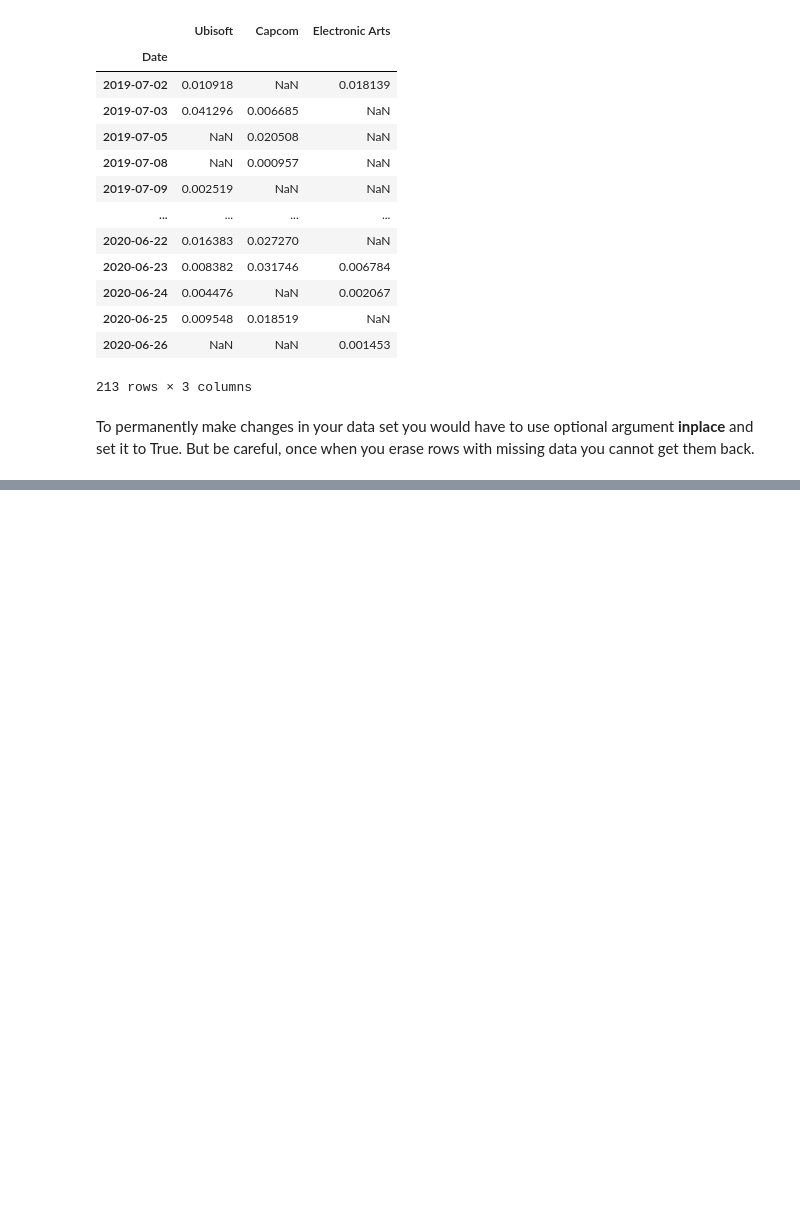
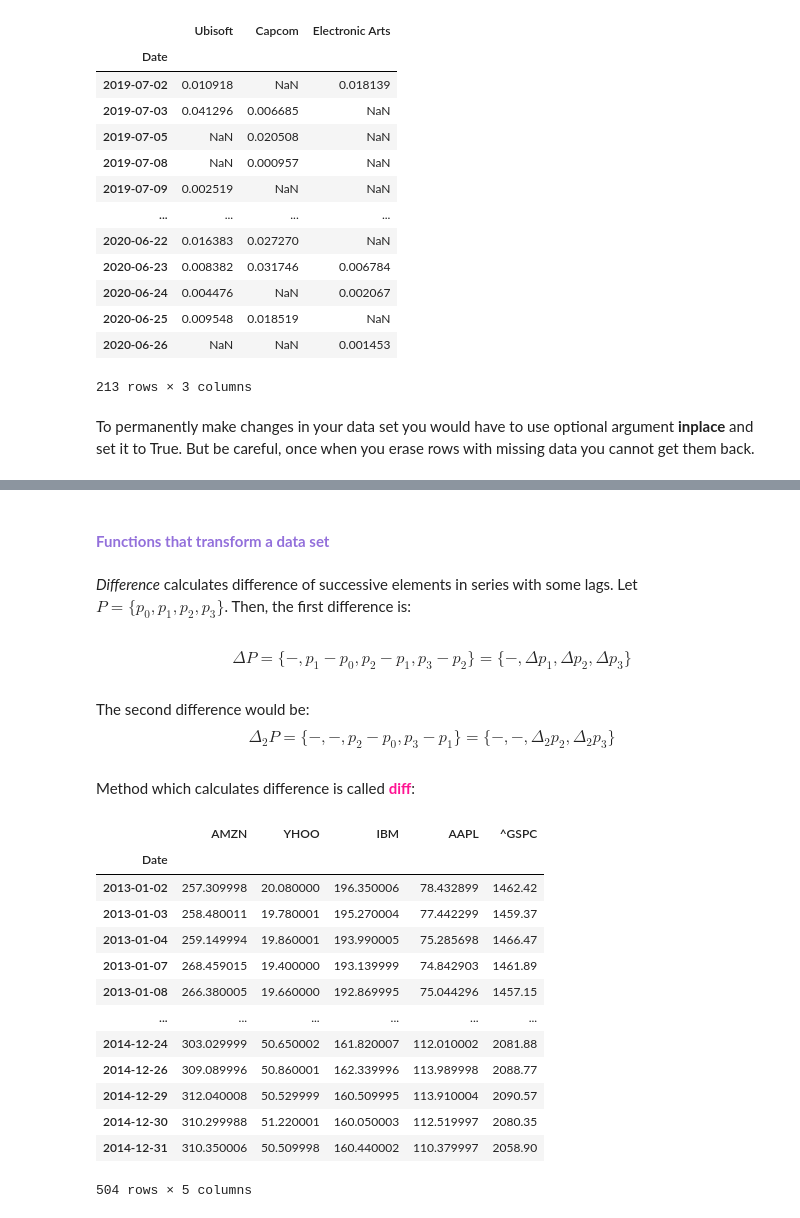
Before and after one commit to raketic-ognjen/Bootcamp_Lesson_8_Introduction-to-Pandas, a Jupyter notebook: bootcamp-lesson-8-introduction-to-pandas.ipynb, the cells around one changed output, grey strips where cells are left out. Cells and saved outputs as stored; diff of their text form; code cells hidden in the pictures; blank space fills up the shorter version.

```diff
--- a/bootcamp-lesson-8-introduction-to-pandas.ipynb
+++ b/bootcamp-lesson-8-introduction-to-pandas.ipynb
@@ -695,0 +858,28 @@ To permanently make changes in your data set you would have to use optional argu
+# %% [markdown]
+#### <font color='MediumPurple' style="font-size:16px"><b>Functions that transform a data set</b></font>
+# %% [markdown]
+*Difference* calculates difference of successive elements in series with some lags. Let $P=\{p_0,p_1,p_2,p_3\}$. Then, the first difference is:
+# %% [markdown]
+$$\Delta P=\{-,p_1-p_0,p_2-p_1,p_3-p_2\}=\{-,\Delta p_1,\Delta p_2,\Delta p_3\}$$
+# %% [markdown]
+The second difference would be:
+$$\Delta_2 P =\{-,-,p_2-p_0,p_3-p_1\}=\{-,-,\Delta_2 p_2,\Delta_2 p_3\}$$
+# %% [markdown]
+Method which calculates difference is called <font color='DeepPink'><b>diff</b></font>:
+# %%
+df2
+# %% [output]
+|  | AMZN | YHOO | IBM | AAPL | ^GSPC |
+| Date |  |  |  |  |  |
+| 2013-01-02 | 257.309998 | 20.080000 | 196.350006 | 78.432899 | 1462.42 |
+| 2013-01-03 | 258.480011 | 19.780001 | 195.270004 | 77.442299 | 1459.37 |
+| 2013-01-04 | 259.149994 | 19.860001 | 193.990005 | 75.285698 | 1466.47 |
+| 2013-01-07 | 268.459015 | 19.400000 | 193.139999 | 74.842903 | 1461.89 |
+| 2013-01-08 | 266.380005 | 19.660000 | 192.869995 | 75.044296 | 1457.15 |
+| ... | ... | ... | ... | ... | ... |
+| 2014-12-24 | 303.029999 | 50.650002 | 161.820007 | 112.010002 | 2081.88 |
+| 2014-12-26 | 309.089996 | 50.860001 | 162.339996 | 113.989998 | 2088.77 |
+| 2014-12-29 | 312.040008 | 50.529999 | 160.509995 | 113.910004 | 2090.57 |
+| 2014-12-30 | 310.299988 | 51.220001 | 160.050003 | 112.519997 | 2080.35 |
+| 2014-12-31 | 310.350006 | 50.509998 | 160.440002 | 110.379997 | 2058.90 |
+504 rows × 5 columns
```
Also changed, not shown: parts of 70 cells of this notebook.
